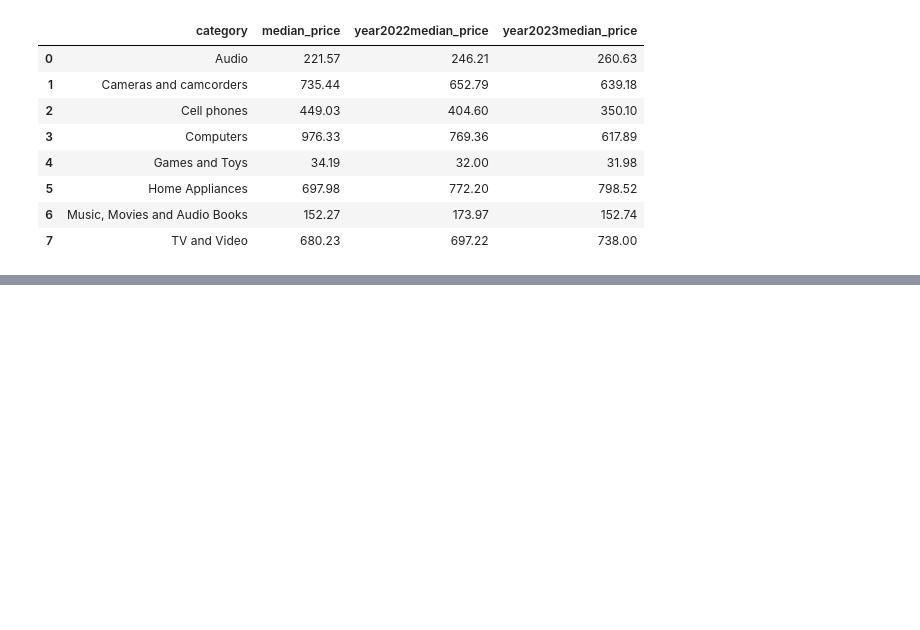
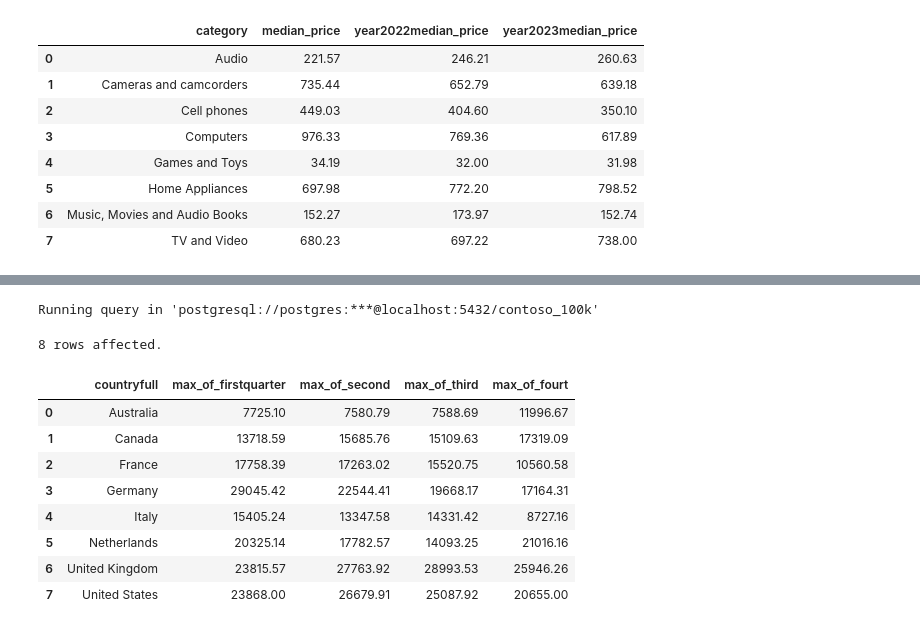
Before and after one commit to ahmadkhanzadeh/AI_Data_Analyzing, a Jupyter notebook: extract_the_name_of_all_tables_and_the_column_name_of_any_table.ipynb, the cells around one changed output, grey strips where cells are left out. Saved outputs shown, nothing was run; the diff lists cells and outputs as text; code cells hidden in the pictures; blank space fills up the shorter version.

```diff
--- a/extract_the_name_of_all_tables_and_the_column_name_of_any_table.ipynb
+++ b/extract_the_name_of_all_tables_and_the_column_name_of_any_table.ipynb
@@ -314,0 +316,22 @@ Running query in 'postgresql://postgres:***@localhost:5432/contoso_100k'
+# %%
+%%sql
+SELECT cu.countryfull,
+MAX(CASE WHEN orderdate BETWEEN '2023-01-01' AND '2023-03-31' THEN sa.netprice*sa.quantity/sa.exchangerate END )AS max_of_firstQuarter,
+MAX(CASE WHEN orderdate BETWEEN '2023-04-01' AND '2023-06-30' THEN sa.netprice*sa.quantity/sa.exchangerate END )AS max_of_second,
+MAX(CASE WHEN orderdate BETWEEN '2023-07-01' AND '2023-09-30' THEN sa.netprice*sa.quantity/sa.exchangerate END )AS max_of_Third,
+MAX(CASE WHEN orderdate BETWEEN '2023-10-01' AND '2023-12-31' THEN sa.netprice*sa.quantity/sa.exchangerate END )AS max_of_fourt
+ FROM sales AS sa
+INNER JOIN customer AS cu ON sa.customerkey=cu.customerkey
+GROUP BY cu.countryfull
+# %% [output]
+Running query in 'postgresql://postgres:***@localhost:5432/contoso_100k'
+8 rows affected.
+|  | countryfull | max_of_firstquarter | max_of_second | max_of_third | max_of_fourt |
+| 0 | Australia | 7725.10 | 7580.79 | 7588.69 | 11996.67 |
+| 1 | Canada | 13718.59 | 15685.76 | 15109.63 | 17319.09 |
+| 2 | France | 17758.39 | 17263.02 | 15520.75 | 10560.58 |
+| 3 | Germany | 29045.42 | 22544.41 | 19668.17 | 17164.31 |
+| 4 | Italy | 15405.24 | 13347.58 | 14331.42 | 8727.16 |
+| 5 | Netherlands | 20325.14 | 17782.57 | 14093.25 | 21016.16 |
+| 6 | United Kingdom | 23815.57 | 27763.92 | 28993.53 | 25946.26 |
+| 7 | United States | 23868.00 | 26679.91 | 25087.92 | 20655.00 |
```
Also changed, not shown: parts of 6 cells of this notebook.
